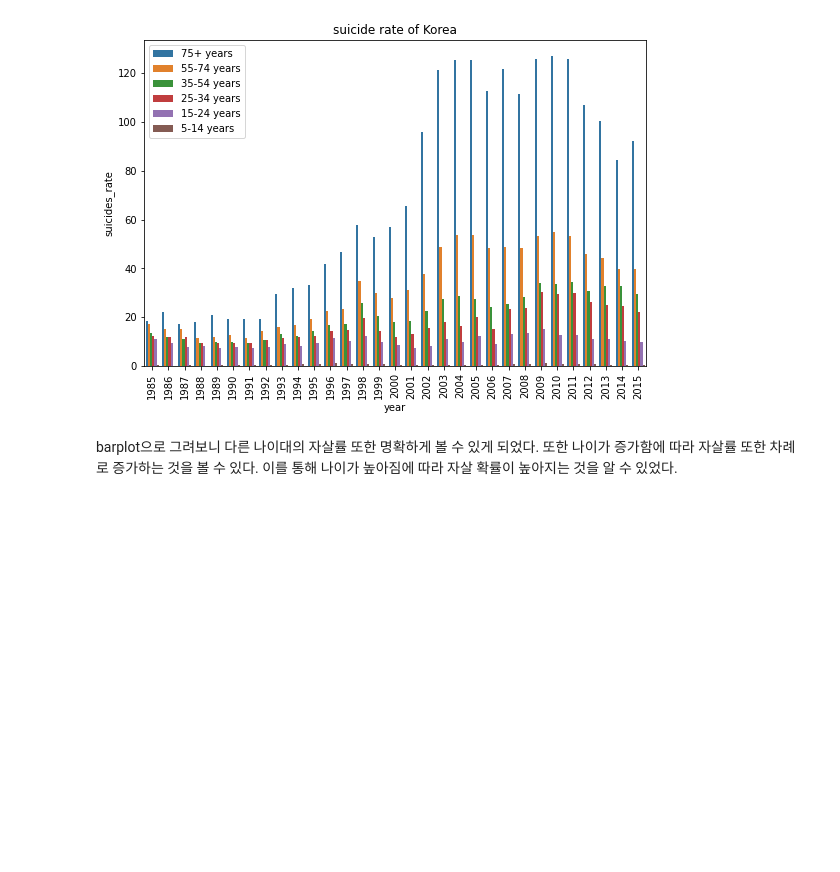
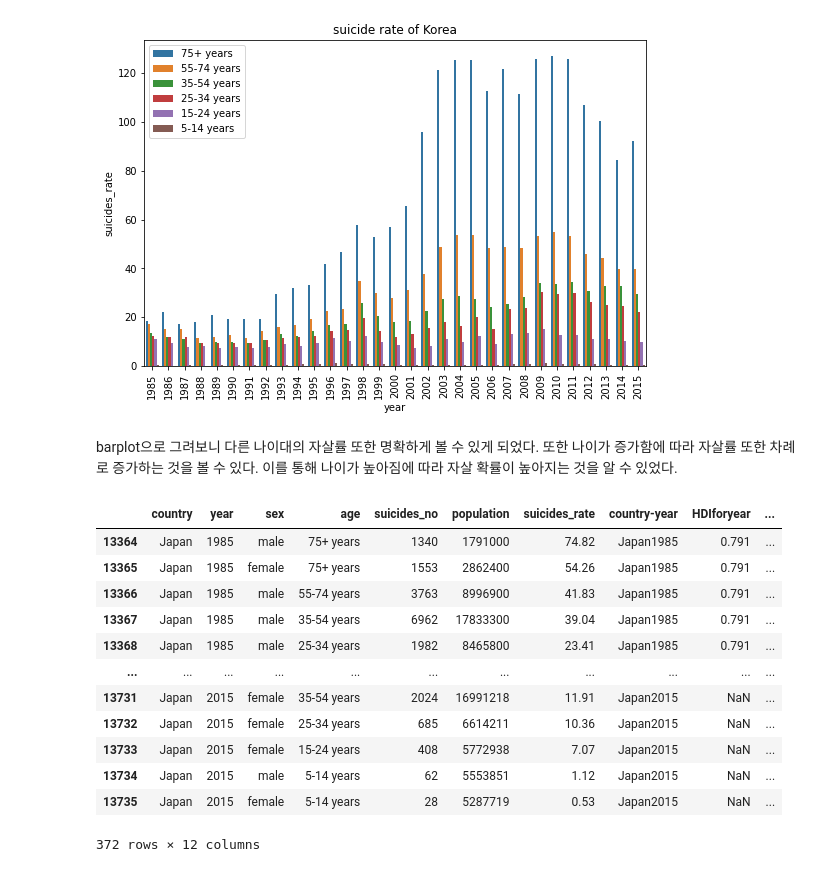
Before and after one commit to JH22222/DAP__, a Jupyter notebook: DAP_Assign.ipynb, the cells around one changed output. Saved outputs shown, nothing was run; the diff lists cells and outputs as text; code cells hidden in the pictures; blank space fills up the shorter version.

```diff
--- a/DAP_Assign.ipynb
+++ b/DAP_Assign.ipynb
@@ -209,3 +209,21 @@ plt.show()
 # %% [markdown]
 barplot으로 그려보니 다른 나이대의 자살률 또한 명확하게 볼 수 있게 되었다.
 또한 나이가 증가함에 따라 자살률 또한 차례로 증가하는 것을 볼 수 있다. 이를 통해 나이가 높아짐에 따라 자살 확률이 높아지는 것을 알 수 있었다.
+# %%
+japan = (df.country == 'Japan')
+df_jp = df[japan]
+df_jp
+# %% [output]
+|  | country | year | sex | age | suicides_no | population | suicides_rate | country-year | HDIforyear | ... |
+| 13364 | Japan | 1985 | male | 75+ years | 1340 | 1791000 | 74.82 | Japan1985 | 0.791 | ... |
+| 13365 | Japan | 1985 | female | 75+ years | 1553 | 2862400 | 54.26 | Japan1985 | 0.791 | ... |
+| 13366 | Japan | 1985 | male | 55-74 years | 3763 | 8996900 | 41.83 | Japan1985 | 0.791 | ... |
+| 13367 | Japan | 1985 | male | 35-54 years | 6962 | 17833300 | 39.04 | Japan1985 | 0.791 | ... |
+| 13368 | Japan | 1985 | male | 25-34 years | 1982 | 8465800 | 23.41 | Japan1985 | 0.791 | ... |
+| ... | ... | ... | ... | ... | ... | ... | ... | ... | ... | ... |
+| 13731 | Japan | 2015 | female | 35-54 years | 2024 | 16991218 | 11.91 | Japan2015 | NaN | ... |
+| 13732 | Japan | 2015 | female | 25-34 years | 685 | 6614211 | 10.36 | Japan2015 | NaN | ... |
+| 13733 | Japan | 2015 | female | 15-24 years | 408 | 5772938 | 7.07 | Japan2015 | NaN | ... |
+| 13734 | Japan | 2015 | male | 5-14 years | 62 | 5553851 | 1.12 | Japan2015 | NaN | ... |
+| 13735 | Japan | 2015 | female | 5-14 years | 28 | 5287719 | 0.53 | Japan2015 | NaN | ... |
+372 rows × 12 columns
```
Also changed, not shown: parts of 6 cells of this notebook.
